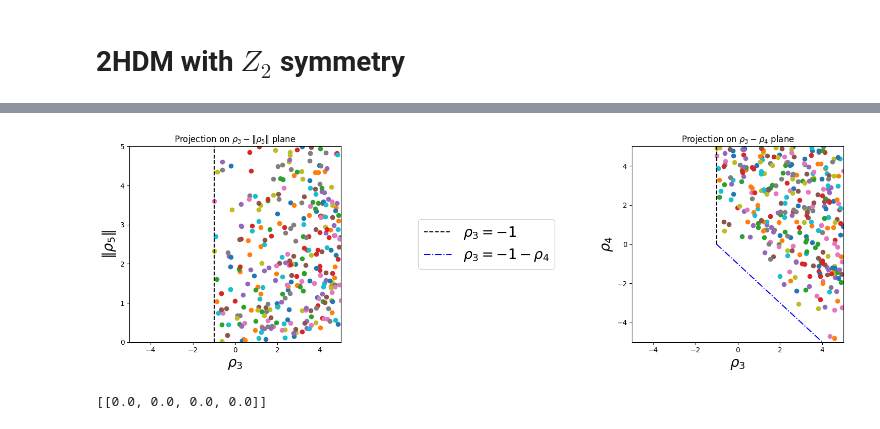
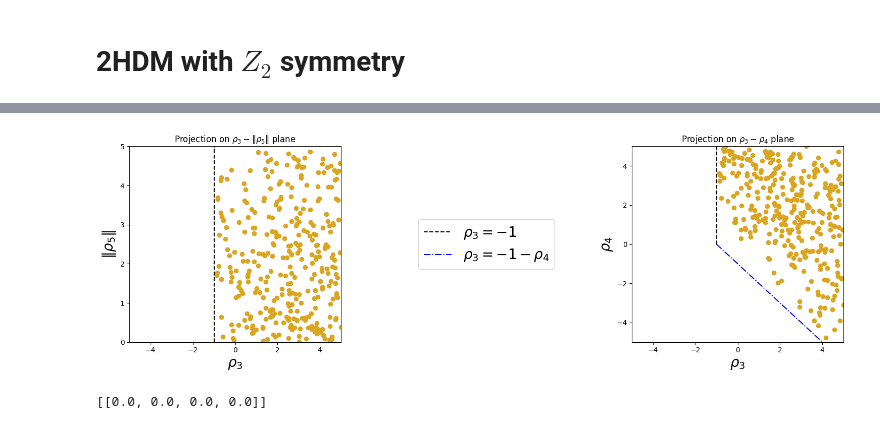
Before and after one commit to jdlpv/Theoretical-constraints-on-beyond-Standard-Model-extensions-of-the-Higgs-potential, a Jupyter notebook: main.ipynb, the cells around one changed output, grey strips where cells are left out. Drawn from its saved outputs; the diff is of its cells as text; code cells hidden in the pictures.

```diff
--- a/main.ipynb
+++ b/main.ipynb
@@ -105,42 +105,42 @@ fig = plt.figure(figsize=(15,5))
 ax = fig.add_subplot(131)
 
 for point in np.linspace(0, len(valid_values)-1, len(valid_values)):
-    ax.scatter(valid_values[int(point)][0], valid_values[int(point)][2])
+    ax.scatter(valid_values[int(point)][0], valid_values[int(point)][2],color='goldenrod')
 
 ax.set_xlabel(r'$\rho_{3}$',fontsize=20)
 ax.set_ylabel(r'$\|\rho_{5}\|$',fontsize=20)
 ax.set_xlim([-5, 5])
 ax.set_ylim([0, 5])
 ax.set_title(r'Projection on $\rho_{3}-\|\rho_{5}\|$ plane')
 
 plt.plot(np.linspace(-1,-1,100),np.linspace(0,5,100),color='black',linestyle='--')
 
 ax = fig.add_subplot(133)
 
 for point in np.linspace(0, len(valid_values)-1, len(valid_values)):
-    ax.scatter(valid_values[int(point)][0], valid_values[int(point)][1])
+    ax.scatter(valid_values[int(point)][0], valid_values[int(point)][1],color='goldenrod')
 
 ax.set_xlabel(r'$\rho_{3}$',fontsize=20)
 ax.set_ylabel(r'$\rho_{4}$',fontsize=20)
 ax.set_xlim([-5, 5])
 ax.set_ylim([-5, 5])
 ax.set_title(r'Projection on $\rho_{3}-\rho_{4}$ plane')
 
 plt.plot(np.linspace(-1,-1,100),np.linspace(0,5,100),color='black',linestyle='--')
 plt.plot(np.linspace(-1,5,100),-1-np.linspace(-1,5,100),color='blue',linestyle='-.')
 
 ax2 = fig.add_subplot(132)
 
 plt.plot([],[],color='black',linestyle='--',label=r'$\rho_{3}=-1$')
 plt.plot([],[],color='blue',linestyle='-.',label=r'$\rho_{3}=-1-\rho_{4}$')
 plt.legend(loc='center',fontsize=20)
 ax2.axis('off')
 
 
 plt.tight_layout()
 plt.show()
 # %% [output]
-[figure, old version]
+[figure, new version]
 # %%
 # Check!
 
```
Also changed, not shown: parts of 20 cells of this notebook.
